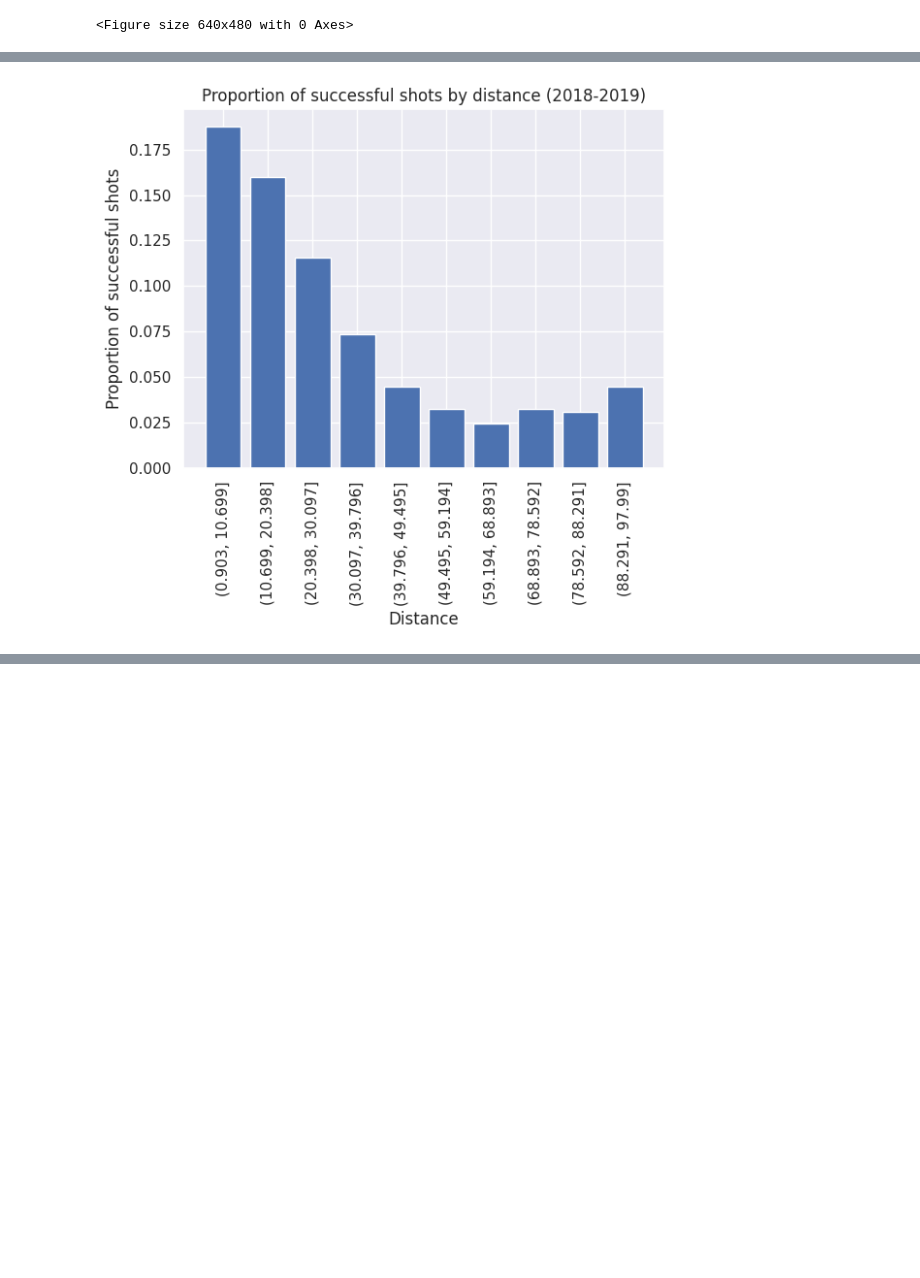
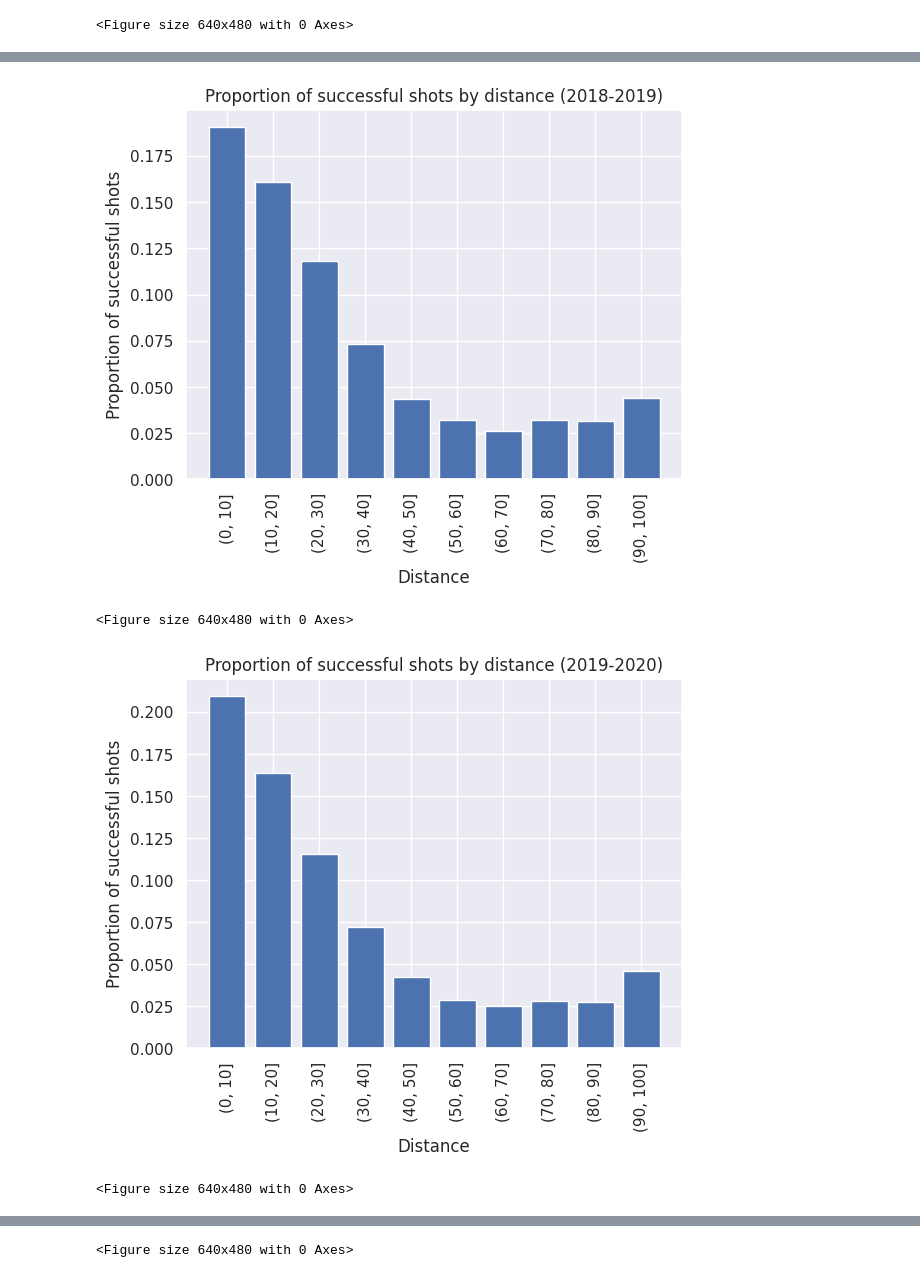
Before and after one commit to williamGlazer/IFT6758, a Jupyter notebook: notebooks/simple_visualizations.ipynb, the cells around one changed output, grey strips where cells are left out. Cells and saved outputs as stored; diff of their text form; code cells hidden in the pictures; blank space fills up the shorter version.

Commit message:
option for human-readable bins

```diff
--- a/notebooks/simple_visualizations.ipynb
+++ b/notebooks/simple_visualizations.ipynb
@@ -26,8 +27,16 @@ sv.shot_type_and_distance(title="Proportion of successful shots by type and dist
 # %%
 # load data and show plots for 5.2
 for (s, e) in [("2018", "2019"), ("2019", "2020"), ("2020", "2021")]:
     df = NHLCleaner.format_season(f"../data/{s}{e}.json")
     sv = NHLSimpleVisualization(df)
-    sv.shot_distance(title=f"Proportion of successful shots by distance ({s}-{e})")
+
+    # old style:
+    #sv.shot_distance(title=f"Proportion of successful shots by distance ({s}-{e})")
+
+    # human-readable style:
+    sv.shot_distance(title=f"Proportion of successful shots by distance ({s}-{e})", bins=range(0, 101, 10))
 # %% [output]
-[figure, old version]
+[figure, new version]
+<Figure size 640x480 with 0 Axes>
+[figure, added]
+<Figure size 640x480 with 0 Axes>
@@ -33,0 +44 @@ for (s, e) in [("2018", "2019"), ("2019", "2020"), ("2020", "2021")]:
+<Figure size 640x480 with 0 Axes>
```
Also changed, not shown: parts of 3 cells of this notebook, 4 other files.
